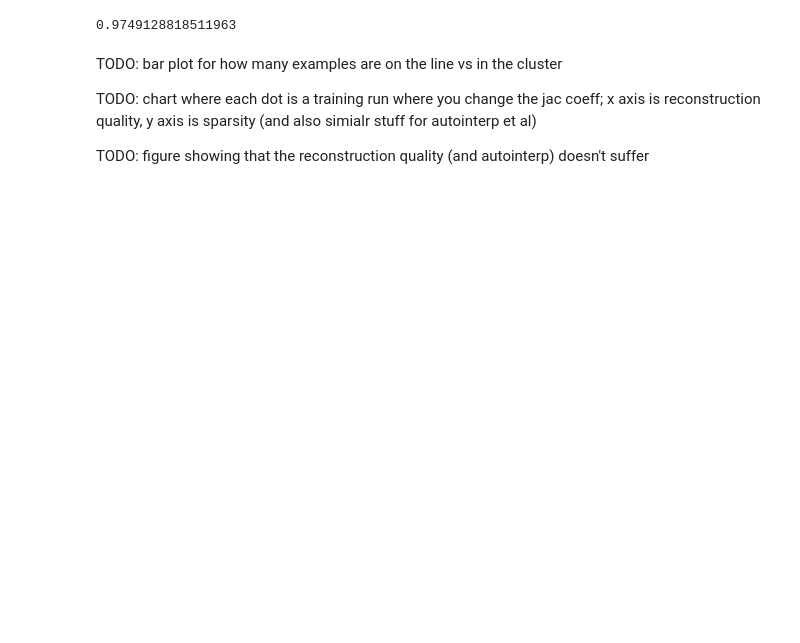
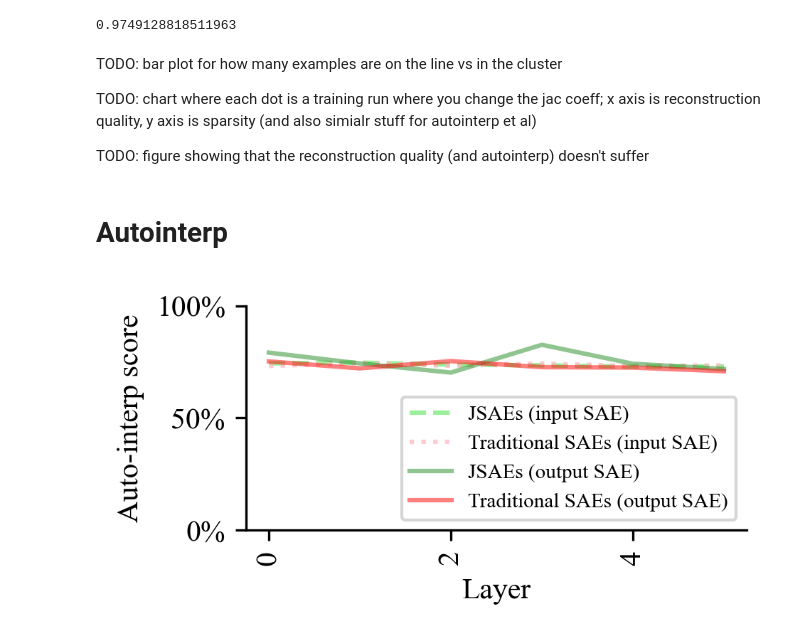
Before and after one commit to jugard99/jacobian-saes, a Jupyter notebook: notebooks/final_charts.ipynb, the cells around one changed output. Cells and saved outputs as stored; diff of their text form; code cells hidden in the pictures; blank space fills up the shorter version.

```diff
--- a/notebooks/final_charts.ipynb
+++ b/notebooks/final_charts.ipynb
@@ -528,3 +530,52 @@ TODO: bar plot for how many examples are on the line vs in the cluster
 TODO: chart where each dot is a training run where you change the jac coeff; x axis is reconstruction quality, y axis is sparsity (and also simialr stuff for autointerp et al)
 
 TODO: figure showing that the reconstruction quality (and autointerp) doesn't suffer
+# %% [markdown]
+# Autointerp
+# %%
+def parse_autointerp_data(path: str):
+    with open(path) as f:
+        raw_data = json.load(f)
+    pre_mlp = []
+    post_mlp = []
+    for k, v in sorted(raw_data.items()):
+        if "mlp" in k:
+            post_mlp.append(v["mean"])
+        else:
+            pre_mlp.append(v["mean"])
+    return pre_mlp, post_mlp
+
+jsaes_pre_mlp, jsaes_post_mlp = parse_autointerp_data('../results/autointerp/jsaes/fuzz_results.json')
+traditional_pre_mlp, traditional_post_mlp = parse_autointerp_data('../results/autointerp/traditional/fuzz_results.json')
+
+plt.figure(figsize=(3.25, 1.75), dpi=300)
+
+def format_layer(key):
+    parts = key.split('.')
+    return f"{parts[3]}_{"post-mlp" if parts[4]=="mlp" else "pre-mlp"}"
+
+plt.plot(jsaes_pre_mlp, label='JSAEs (input SAE)', color='lightgreen', alpha=0.9, linestyle='--')
+plt.plot(traditional_pre_mlp, label='Traditional SAEs (input SAE)', color='lightpink', alpha=0.7, linestyle=':')
+plt.plot(jsaes_post_mlp, label='JSAEs (output SAE)', color='forestgreen', alpha=0.5)
+plt.plot(traditional_post_mlp, label='Traditional SAEs (output SAE)', color='red', alpha=0.5)
+plt.ylim(0, 1)
+
+
+plt.legend(loc="lower right", fancybox=True, fontsize=7)
+plt.xticks(rotation=90)  # Rotate x-axis labels for better readability
+ax = plt.gca()
+ax.yaxis.set_major_formatter(plt.FuncFormatter(lambda y, _: f'{int(y * 100)}%'))
+plt.xlabel('Layer')
+plt.ylabel('Auto-interp score')
+
+# # Style adjustments
+ax = plt.gca()
+ax.spines['top'].set_visible(False)
+ax.spines['right'].set_visible(False)
+
+# Tight layout and save
+plt.tight_layout()
+plt.savefig('./charts/autointerp_pythia70m.pdf', bbox_inches='tight', pad_inches=0.02, dpi=300)
+plt.show()
+# %% [output]
+[figure, added]
```
Also changed, not shown: parts of 3 cells of this notebook, 2 other files.
